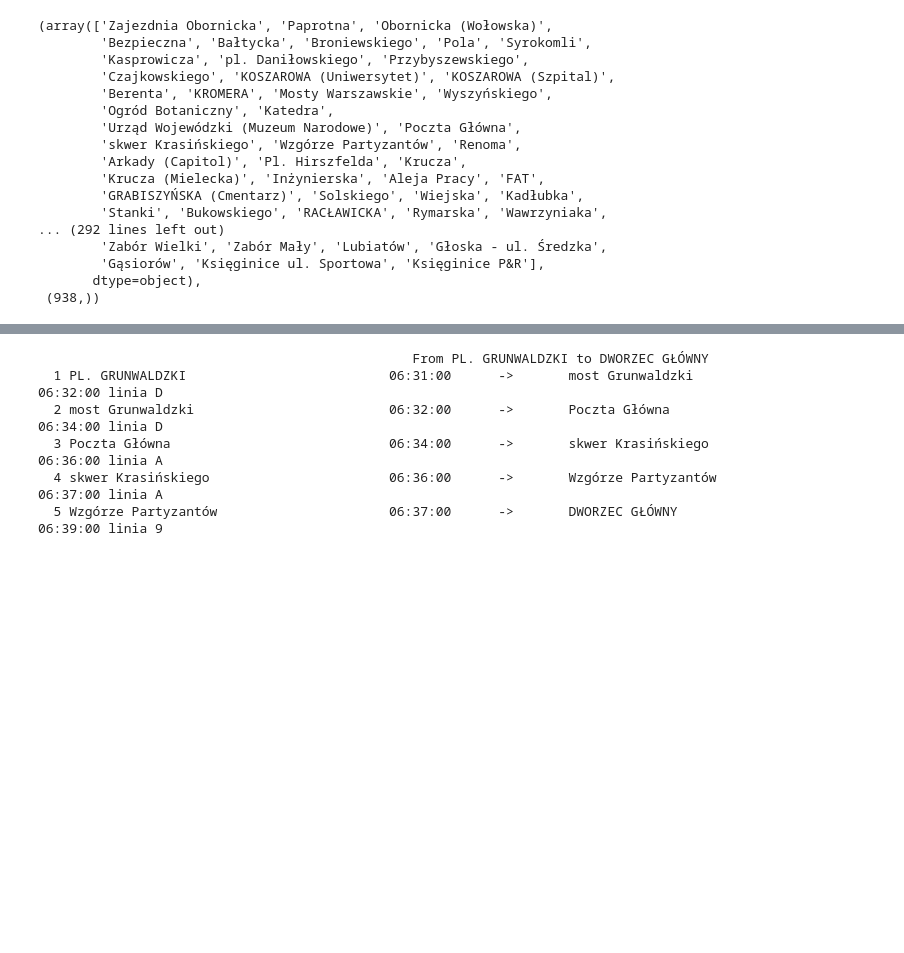
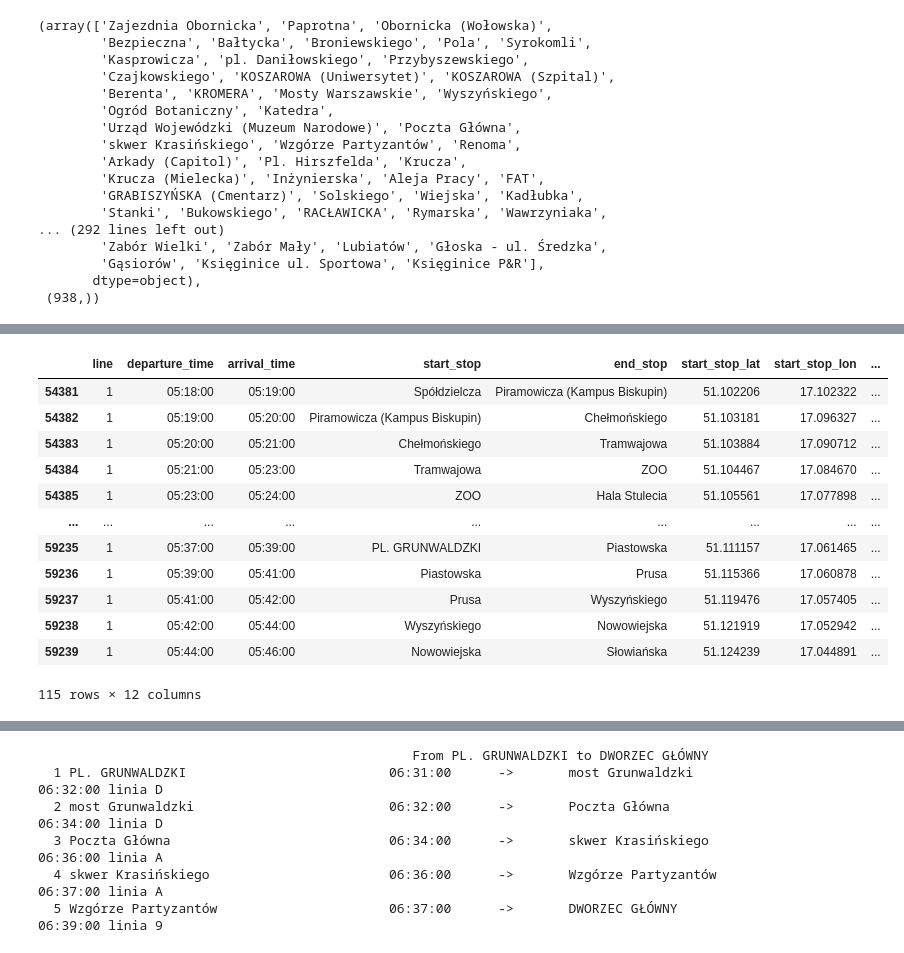
Before and after one commit to Jakub-Ner/Sztuczna-inteligencja, a Jupyter notebook: ZAD1 Rozwiązywanie problemów przez przeszukiwanie/playground.ipynb, the cells around one changed output, grey strips where cells are left out. Drawn from its saved outputs; the diff is of its cells as text; code cells hidden in the pictures; blank space fills up the shorter version.

```diff
--- a/ZAD1 Rozwiązywanie problemów przez przeszukiwanie/playground.ipynb
+++ b/ZAD1 Rozwiązywanie problemów przez przeszukiwanie/playground.ipynb
@@ -97 +179,17 @@ stops, stops.shape
+# %%
+df[df['direction'].isnull() == False]
+# %% [output]
+|  | line | departure_time | arrival_time | start_stop | end_stop | start_stop_lat | start_stop_lon | ... |
+| 54381 | 1 | 05:18:00 | 05:19:00 | Spółdzielcza | Piramowicza (Kampus Biskupin) | 51.102206 | 17.102322 | ... |
+| 54382 | 1 | 05:19:00 | 05:20:00 | Piramowicza (Kampus Biskupin) | Chełmońskiego | 51.103181 | 17.096327 | ... |
+| 54383 | 1 | 05:20:00 | 05:21:00 | Chełmońskiego | Tramwajowa | 51.103884 | 17.090712 | ... |
+| 54384 | 1 | 05:21:00 | 05:23:00 | Tramwajowa | ZOO | 51.104467 | 17.084670 | ... |
+| 54385 | 1 | 05:23:00 | 05:24:00 | ZOO | Hala Stulecia | 51.105561 | 17.077898 | ... |
+| ... | ... | ... | ... | ... | ... | ... | ... | ... |
+| 59235 | 1 | 05:37:00 | 05:39:00 | PL. GRUNWALDZKI | Piastowska | 51.111157 | 17.061465 | ... |
+| 59236 | 1 | 05:39:00 | 05:41:00 | Piastowska | Prusa | 51.115366 | 17.060878 | ... |
+| 59237 | 1 | 05:41:00 | 05:42:00 | Prusa | Wyszyńskiego | 51.119476 | 17.057405 | ... |
+| 59238 | 1 | 05:42:00 | 05:44:00 | Wyszyńskiego | Nowowiejska | 51.121919 | 17.052942 | ... |
+| 59239 | 1 | 05:44:00 | 05:46:00 | Nowowiejska | Słowiańska | 51.124239 | 17.044891 | ... |
+115 rows × 12 columns
 # %%
```
Also changed, not shown: parts of 20 cells of this notebook.
